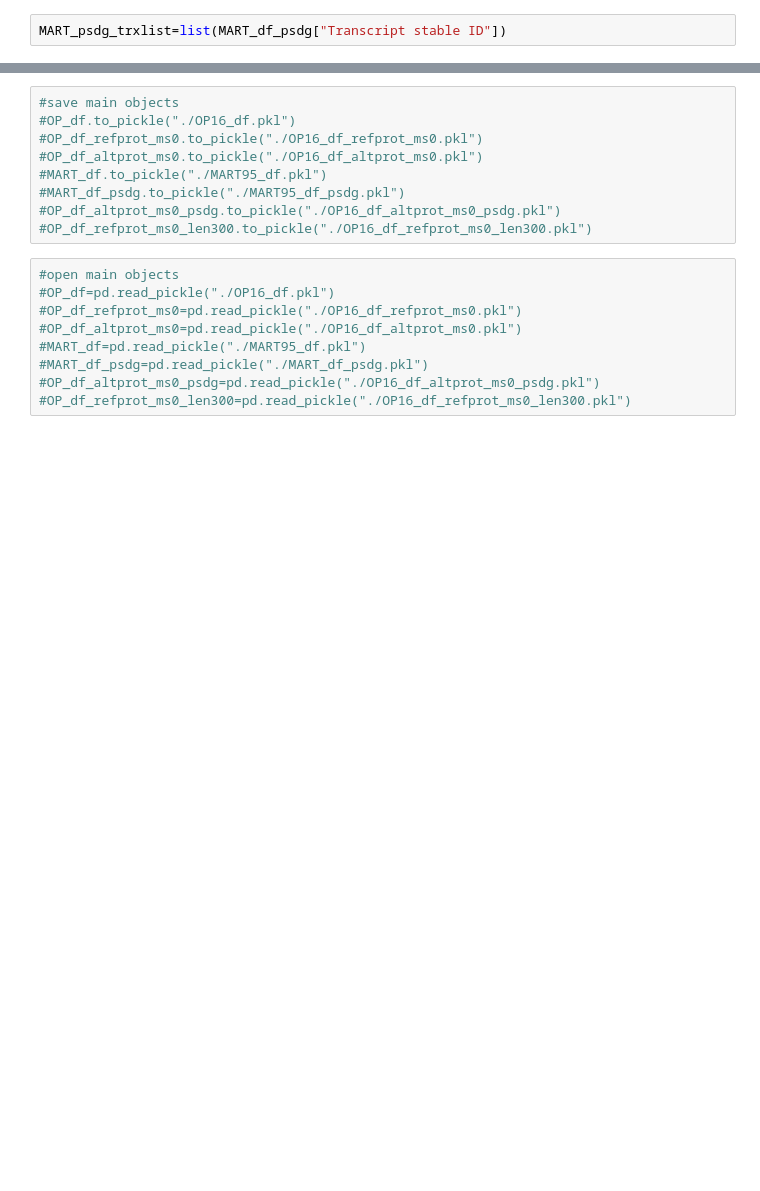
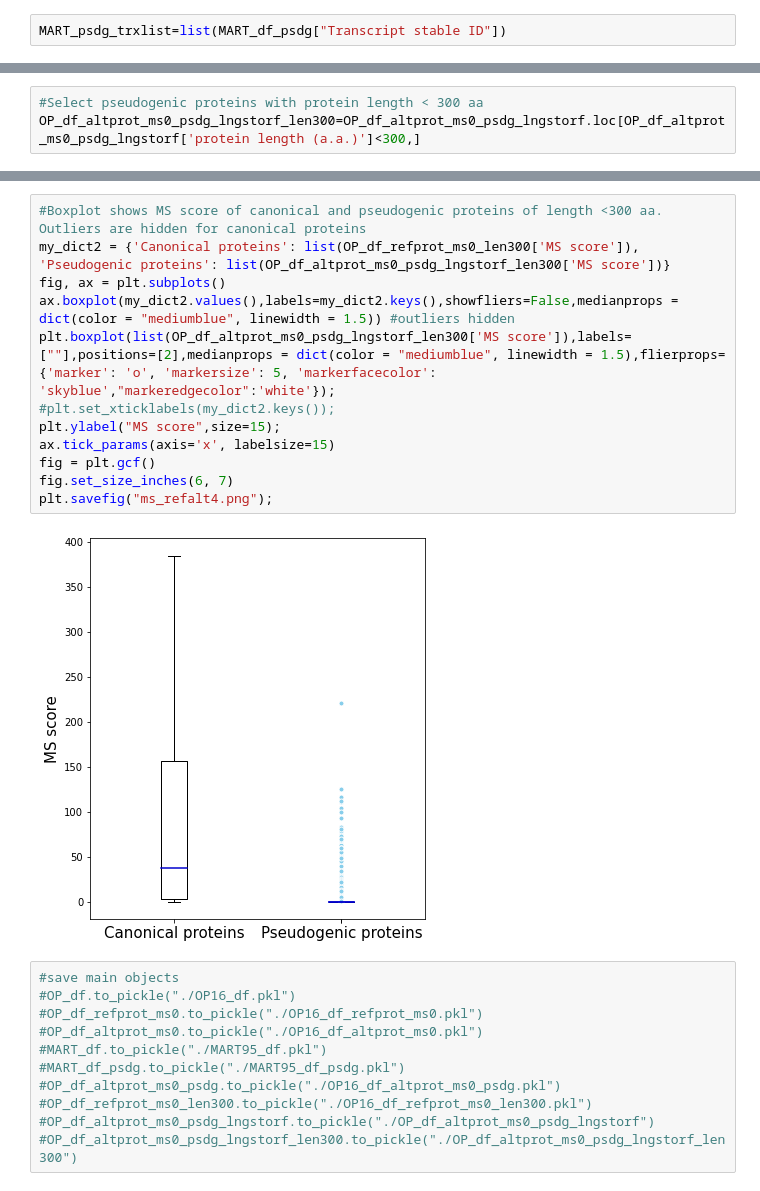
Before and after one commit to Labo-MAB/JPR_review, a Jupyter notebook: figure5.ipynb, the cells around one changed output, grey strips where cells are left out. Drawn from its saved outputs; the diff is of its cells as text; blank space fills up the shorter version.

```diff
--- a/figure5.ipynb
+++ b/figure5.ipynb
@@ -87,0 +113,3 @@ plt.savefig("ms_refalt.png")
+# %%
+#Select pseudogenic proteins with protein length < 300 aa
+OP_df_altprot_ms0_psdg_lngstorf_len300=OP_df_altprot_ms0_psdg_lngstorf.loc[OP_df_altprot_ms0_psdg_lngstorf['protein length (a.a.)']<300,]
@@ -88,3 +120,17 @@ plt.savefig("ms_refalt.png")
+# %%
+#Boxplot shows MS score of canonical and pseudogenic proteins of length <300 aa. Outliers are hidden for canonical proteins
+my_dict2 = {'Canonical proteins': list(OP_df_refprot_ms0_len300['MS score']), 'Pseudogenic proteins': list(OP_df_altprot_ms0_psdg_lngstorf_len300['MS score'])}
+fig, ax = plt.subplots()
+ax.boxplot(my_dict2.values(),labels=my_dict2.keys(),showfliers=False,medianprops = dict(color = "mediumblue", linewidth = 1.5)) #outliers hidden
+plt.boxplot(list(OP_df_altprot_ms0_psdg_lngstorf_len300['MS score']),labels=[""],positions=[2],medianprops = dict(color = "mediumblue", linewidth = 1.5),flierprops={'marker': 'o', 'markersize': 5, 'markerfacecolor': 'skyblue',"markeredgecolor":'white'});
+#plt.set_xticklabels(my_dict2.keys());
+plt.ylabel("MS score",size=15);
+ax.tick_params(axis='x', labelsize=15)
+fig = plt.gcf()
+fig.set_size_inches(6, 7)
+plt.savefig("ms_refalt4.png");
+# %% [output]
+[figure, added]
 # %%
 #save main objects
 #OP_df.to_pickle("./OP16_df.pkl")
@@ -94,12 +140,5 @@ plt.savefig("ms_refalt.png")
 #MART_df_psdg.to_pickle("./MART95_df_psdg.pkl")
 #OP_df_altprot_ms0_psdg.to_pickle("./OP16_df_altprot_ms0_psdg.pkl")
 #OP_df_refprot_ms0_len300.to_pickle("./OP16_df_refprot_ms0_len300.pkl")
+#OP_df_altprot_ms0_psdg_lngstorf.to_pickle("./OP_df_altprot_ms0_psdg_lngstorf")
+#OP_df_altprot_ms0_psdg_lngstorf_len300.to_pickle("./OP_df_altprot_ms0_psdg_lngstorf_len300")
-# %%
-#open main objects
-#OP_df=pd.read_pickle("./OP16_df.pkl")
-#OP_df_refprot_ms0=pd.read_pickle("./OP16_df_refprot_ms0.pkl")
-#OP_df_altprot_ms0=pd.read_pickle("./OP16_df_altprot_ms0.pkl")
-#MART_df=pd.read_pickle("./MART95_df.pkl")
-#MART_df_psdg=pd.read_pickle("./MART_df_psdg.pkl")
-#OP_df_altprot_ms0_psdg=pd.read_pickle("./OP16_df_altprot_ms0_psdg.pkl")
-#OP_df_refprot_ms0_len300=pd.read_pickle("./OP16_df_refprot_ms0_len300.pkl")
```
Also changed, not shown: parts of 19 cells of this notebook.
